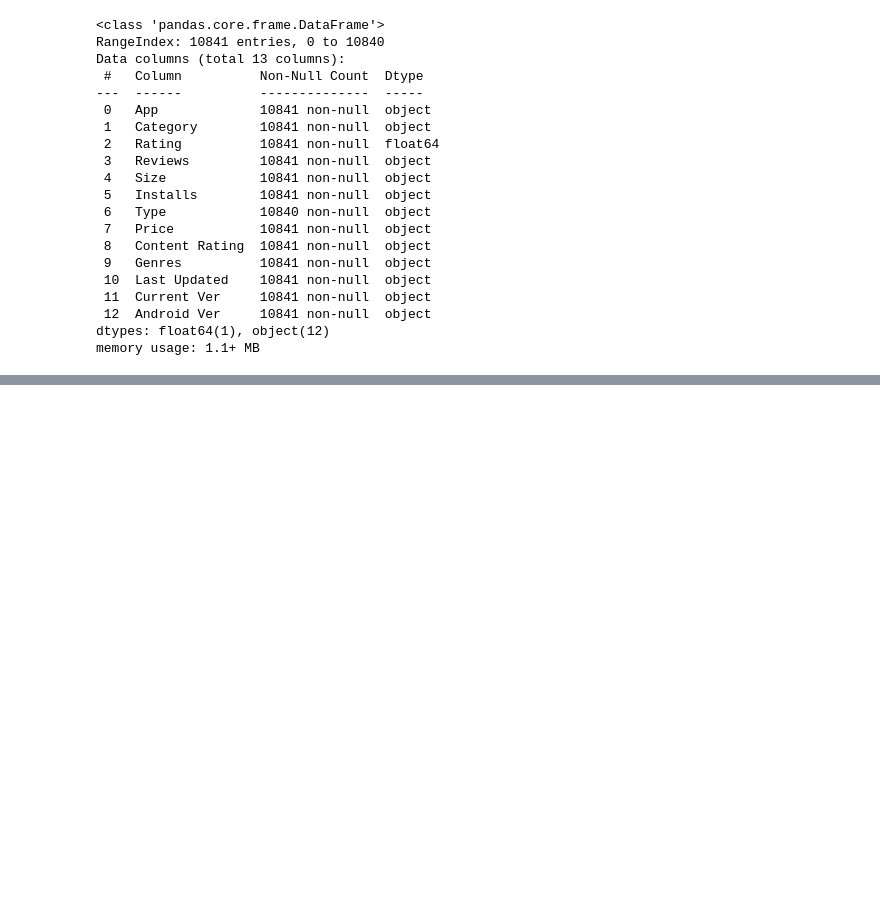
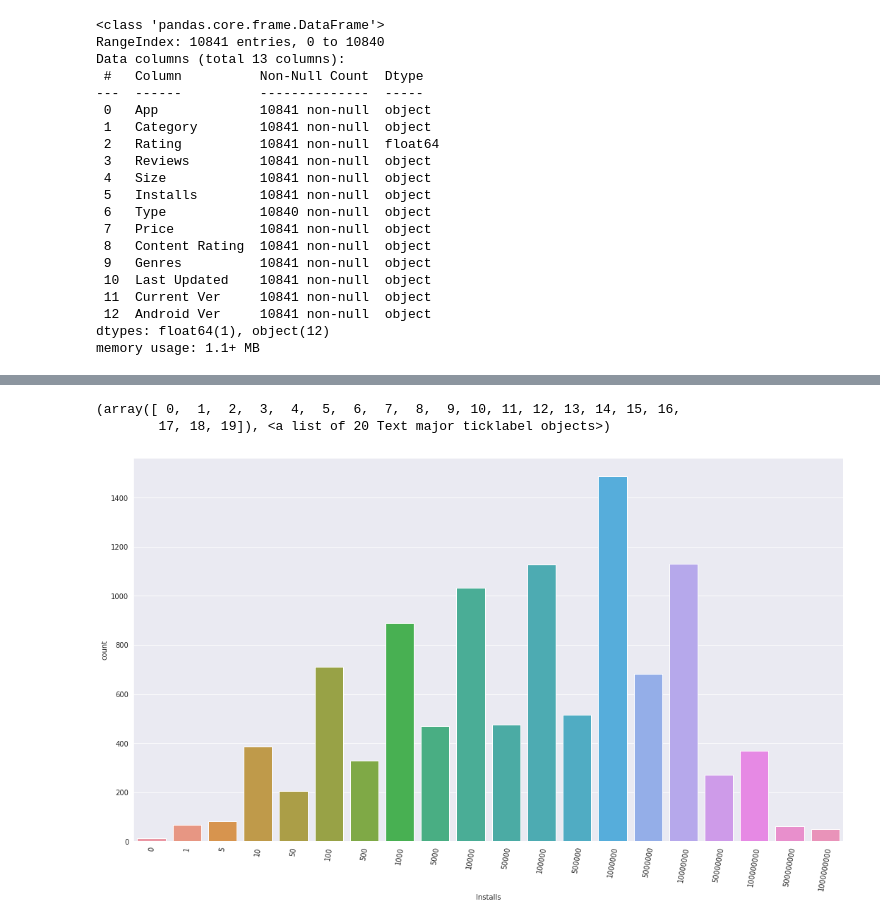
Before and after one commit to neerajac19/Play-Store-App-Review-Analysis-EDA, a Jupyter notebook: Play_Store_App_Review_Analysis_EDA.ipynb, the cells around one changed output, grey strips where cells are left out. Saved outputs shown, nothing was run; the diff lists cells and outputs as text; code cells hidden in the pictures; blank space fills up the shorter version.

```diff
--- a/Play_Store_App_Review_Analysis_EDA.ipynb
+++ b/Play_Store_App_Review_Analysis_EDA.ipynb
@@ -179,0 +266,7 @@ memory usage: 1.1+ MB
+# %%
+sns.countplot(data=df1,x='Installs')
+plt.xticks(rotation=80)
+# %% [output]
+(array([ 0,  1,  2,  3,  4,  5,  6,  7,  8,  9, 10, 11, 12, 13, 14, 15, 16,
+        17, 18, 19]), <a list of 20 Text major ticklabel objects>)
+[figure, added]
```
Also changed, not shown: parts of 28 cells of this notebook.
